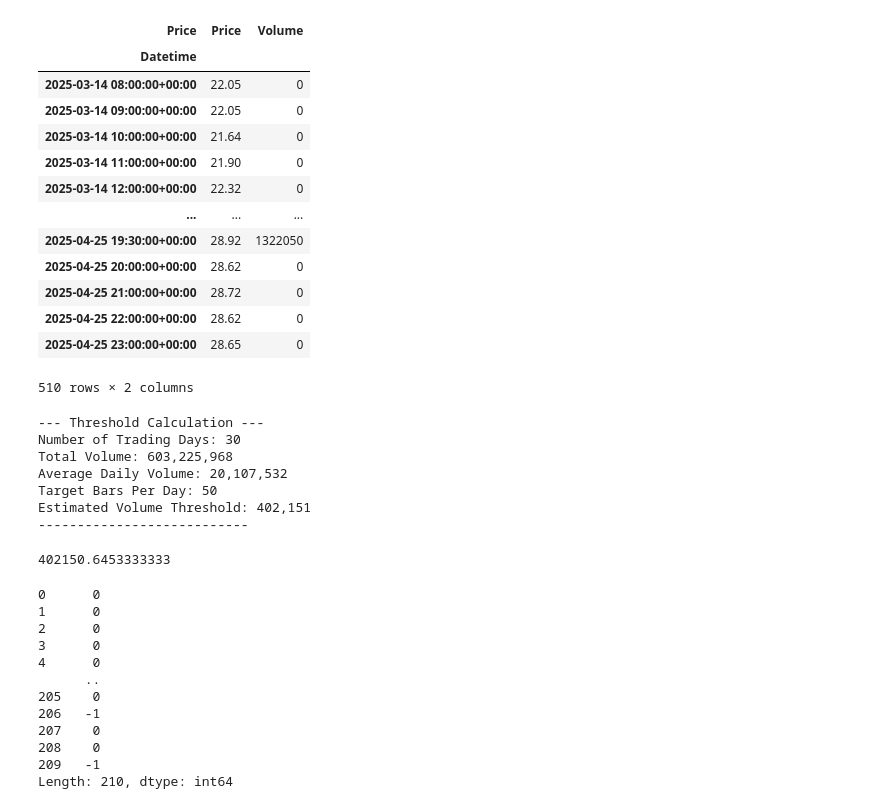
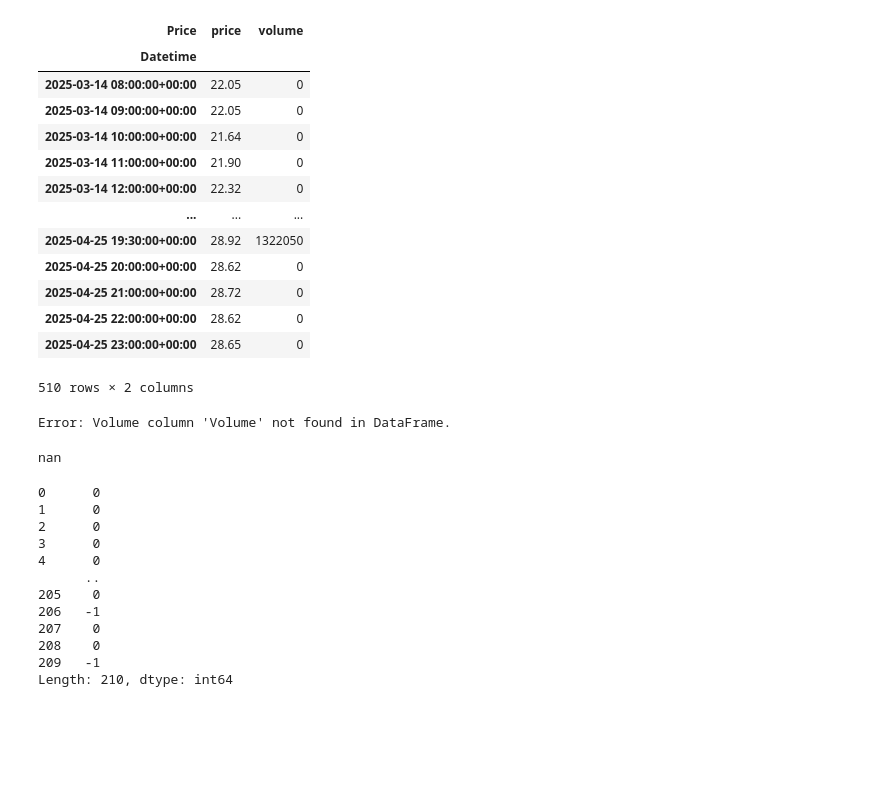
Before and after one commit to andrewBatutin/ib-ai-bot, a Jupyter notebook: notebooks/exp_bars_trade.ipynb, the cells around one changed output. Saved outputs shown, nothing was run; the diff lists cells and outputs as text; code cells hidden in the pictures; blank space fills up the shorter version.

```diff
--- a/notebooks/exp_bars_trade.ipynb
+++ b/notebooks/exp_bars_trade.ipynb
@@ -35,11 +36,11 @@ data_single_ticker
 # %%
 data_ml = data_single_ticker[['Close', 'Volume']].copy()
-data_ml.rename(columns={'Datetime':'date','Close': 'Price', 'Volume': 'Volume'}, inplace=True)
+data_ml.rename(columns={'Datetime':'date','Close': 'price', 'Volume': 'volume'}, inplace=True)
 
 
 data_ml
 # %% [output]
-| Price | Price | Volume |
+| Price | price | volume |
 | Datetime |  |  |
 | 2025-03-14 08:00:00+00:00 | 22.05 | 0 |
 | 2025-03-14 09:00:00+00:00 | 22.05 | 0 |
@@ -58,14 +59,8 @@ data_ml
 target_bars = 50
 calculate_volume_bar_threshold(data_ml, target_bars_per_day=target_bars)
 # %% [output]
---- Threshold Calculation ---
-Number of Trading Days: 30
-Total Volume: 603,225,968
-Average Daily Volume: 20,107,532
-Target Bars Per Day: 50
-Estimated Volume Threshold: 402,151
----------------------------
+Error: Volume column 'Volume' not found in DataFrame.
-402150.6453333333
+nan
 # %%
 from backtester.strategies import generate_bollinger_bands_signals
 
```
Also changed, not shown: parts of 3 cells of this notebook, 1 other file.
